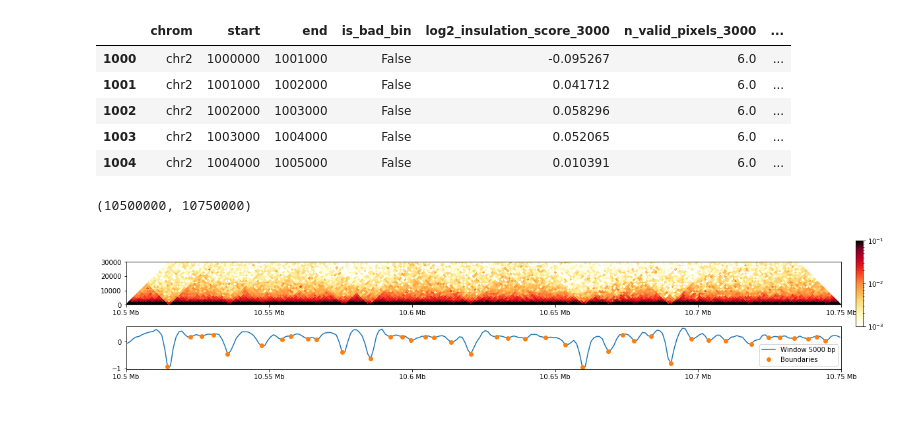
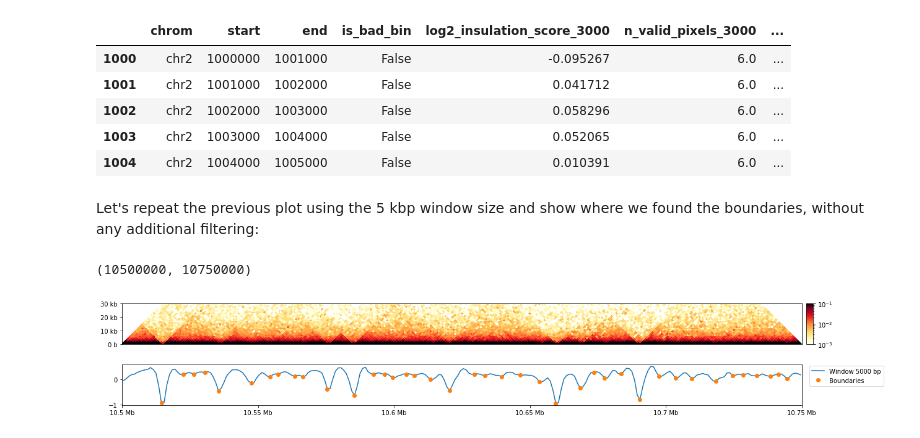
Before and after one commit to open2c/open2c_examples, a Jupyter notebook: Insulation_and_boundaries.ipynb, the cells around one changed output. Cells and saved outputs as stored; diff of their text form; code cells hidden in the pictures.

```diff
--- a/Insulation_and_boundaries.ipynb
+++ b/Insulation_and_boundaries.ipynb
@@ -108,28 +124,32 @@ insulation.iloc[1000:1005]
 | 1002 | chr2 | 1002000 | 1003000 | False | 0.058296 | 6.0 | ... |
 | 1003 | chr2 | 1003000 | 1004000 | False | 0.052065 | 6.0 | ... |
 | 1004 | chr2 | 1004000 | 1005000 | False | 0.010391 | 6.0 | ... |
+# %% [markdown]
+Let's repeat the previous plot using the 5 kbp window size and show where we found the boundaries, without any additional filtering:
 # %%
 f, ax = plt.subplots(figsize=(20, 10))
 im = pcolormesh_45deg(ax, data, start=region[1], resolution=1000, norm=norm, cmap='fall')
 ax.set_aspect(0.5)
 ax.set_ylim(0, 30000)
+format_ticks(ax, rotate=False)
+ax.xaxis.set_visible(False)
 
 divider = make_axes_locatable(ax)
-cax = divider.append_axes("right", size="1%", pad=0.3)
+cax = divider.append_axes("right", size="1%", pad=0.1, aspect=6)
 plt.colorbar(im, cax=cax)
 
 insul_region = bioframe.select(insulation, region)
 
 ins_ax = divider.append_axes("bottom", size="50%", pad=0., sharex=ax)
 
 ins_ax.plot(insul_region[['start', 'end']].mean(axis=1), insul_region['log2_insulation_score_5000'], label='Window 5000 bp')
 boundaries = insul_region[~np.isnan(insul_region['boundary_strength_5000'])]
 ins_ax.plot(boundaries[['start', 'end']].mean(axis=1), boundaries['log2_insulation_score_5000'], 'o', label='Boundaries')
 
-ins_ax.legend()
+ins_ax.legend(bbox_to_anchor=(1.125, 1.05), loc='upper right')
 
 format_ticks(ins_ax, y=False, rotate=False)
 ax.set_xlim(region[1], region[2])
 # %% [output]
 (10500000, 10750000)
-[figure, old version]
+[figure, new version]
```
Also changed, not shown: parts of 12 cells of this notebook.
